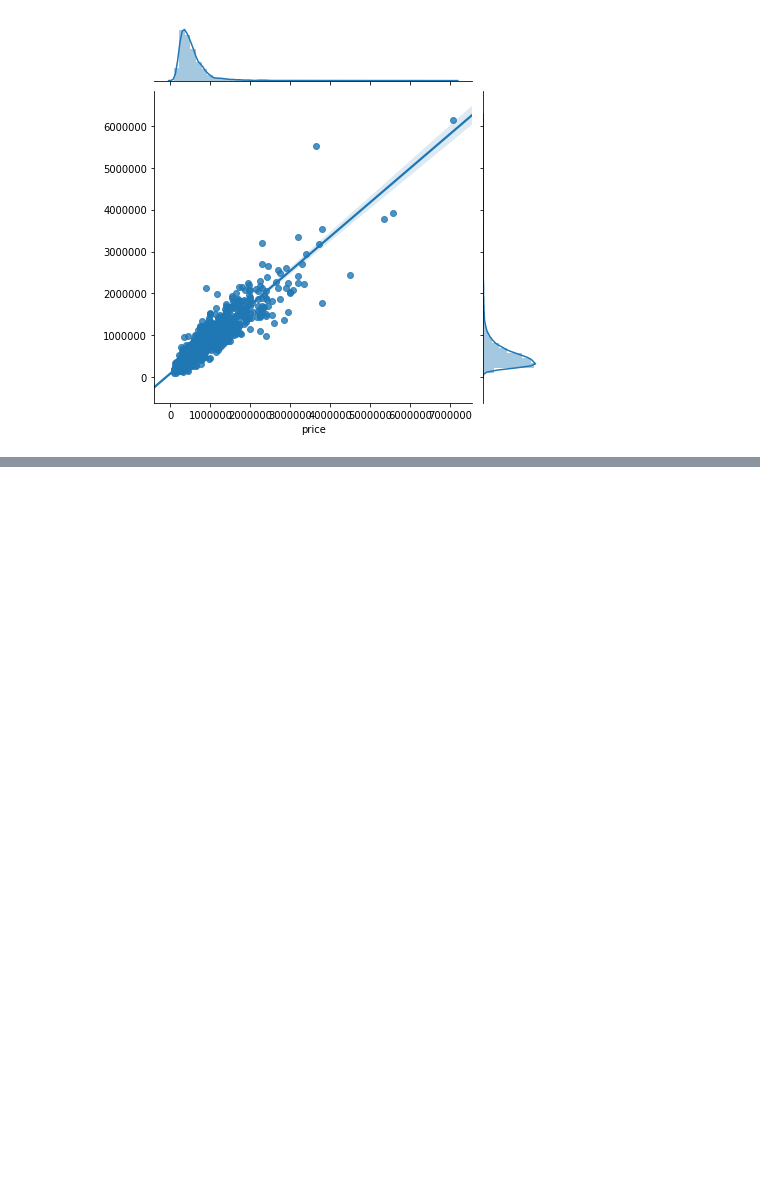
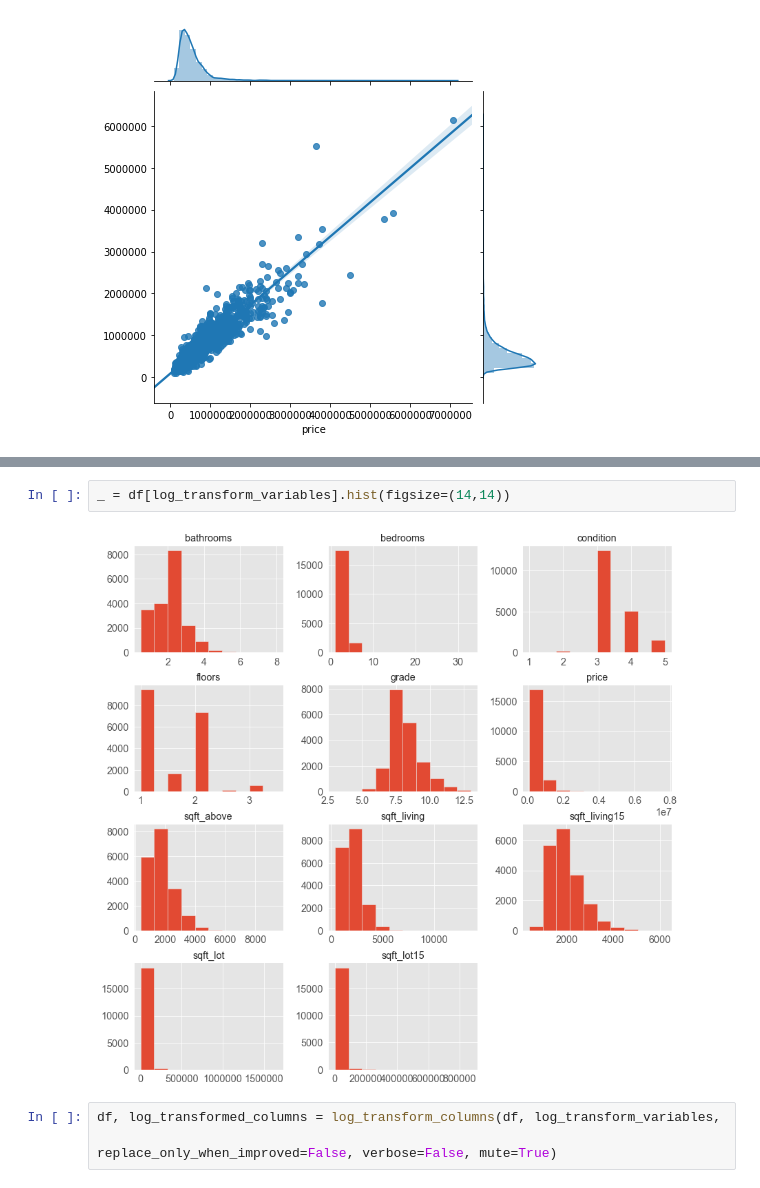
Before and after one commit to JoeDown/King-County-Linear-Regression-Price-Prediction, a Jupyter notebook: nick-scratch.ipynb, the cells around one changed output, grey strips where cells are left out. Saved outputs shown, nothing was run; the diff lists cells and outputs as text; blank space fills up the shorter version.

```diff
--- a/nick-scratch.ipynb
+++ b/nick-scratch.ipynb
@@ -4527,0 +5141,7 @@ Mean train adj rsq: 0.8119461221508415
+# %%
+_ = df[log_transform_variables].hist(figsize=(14,14))
+# %% [output]
+[figure, added]
+# %%
+df, log_transformed_columns = log_transform_columns(df, log_transform_variables,
+                                                                  replace_only_when_improved=False, verbose=False, mute=True)
```
Also changed, not shown: parts of 16 cells of this notebook, 1 other file.
